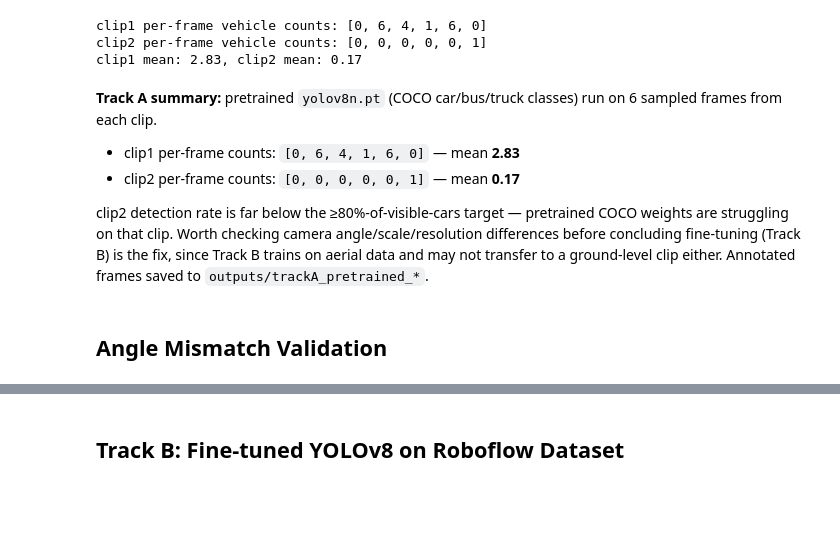
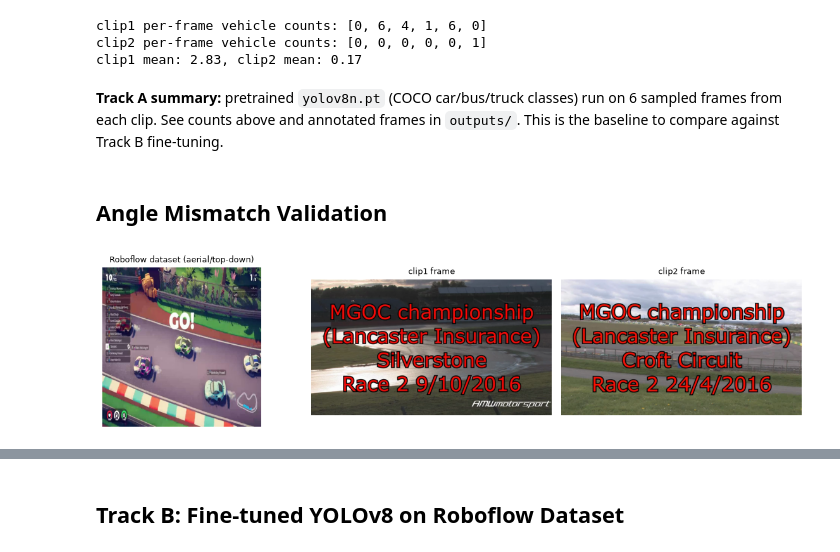
Before and after one commit to arjunsk9876/speed-watch, a Jupyter notebook: racing_vision_detection.ipynb, the cells around one changed output, grey strips where cells are left out. Cells and saved outputs as stored; diff of their text form; code cells hidden in the pictures; blank space fills up the shorter version.

Commit message:
Document camera angle mismatch between dataset and clips

```diff
--- a/racing_vision_detection.ipynb
+++ b/racing_vision_detection.ipynb
@@ -123,12 +119,19 @@ print(f"clip1 mean: {sum(clip1_counts)/len(clip1_counts):.2f}, clip2 mean: {sum(
 clip1 per-frame vehicle counts: [0, 6, 4, 1, 6, 0]
 clip2 per-frame vehicle counts: [0, 0, 0, 0, 0, 1]
 clip1 mean: 2.83, clip2 mean: 0.17
-# %% [markdown]
-**Track A summary:** pretrained `yolov8n.pt` (COCO car/bus/truck classes) run on 6 sampled frames from each clip.
-
-- clip1 per-frame counts: `[0, 6, 4, 1, 6, 0]` — mean **2.83**
-- clip2 per-frame counts: `[0, 0, 0, 0, 0, 1]` — mean **0.17**
-
-clip2 detection rate is far below the ≥80%-of-visible-cars target — pretrained COCO weights are struggling on that clip. Worth checking camera angle/scale/resolution differences before concluding fine-tuning (Track B) is the fix, since Track B trains on aerial data and may not transfer to a ground-level clip either. Annotated frames saved to `outputs/trackA_pretrained_*`.
+# %% [markdown]
+**Track A summary:** pretrained `yolov8n.pt` (COCO car/bus/truck classes) run on 6 sampled frames from each clip. See counts above and annotated frames in `outputs/`. This is the baseline to compare against Track B fine-tuning.
 # %% [markdown]
 ## Angle Mismatch Validation
+# %%
+roboflow_train_images = sorted((ROBOFLOW_DIR / "train" / "images").glob("*.jpg"))
+roboflow_sample = cv2.imread(str(roboflow_train_images[0]))
+
+clip_sample_frames = [sample_frames(p, n=1)[0] for p in CLIP_PATHS]
+
+show_frames(
+    [roboflow_sample] + clip_sample_frames,
+    titles=["Roboflow dataset (aerial/top-down)", "clip1 frame", "clip2 frame"],
+)
+# %% [output]
+[figure, added]
```
Also changed, not shown: parts of 3 cells of this notebook.
